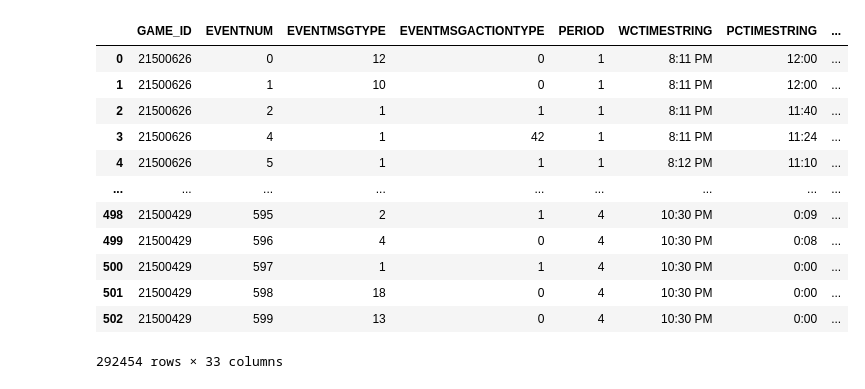
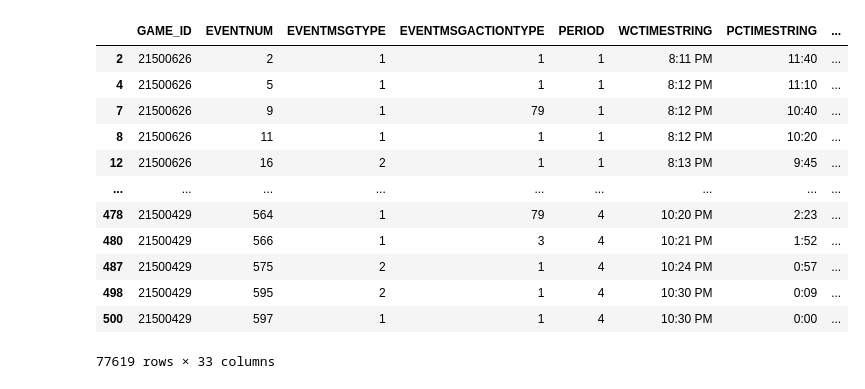
Before and after one commit to fbec76/sas-curiosity-cup-2026, a Jupyter notebook: notebooks/data_import_prep.ipynb, the cells around one changed output. Cells and saved outputs as stored; diff of their text form; code cells hidden in the pictures.

```diff
--- a/notebooks/data_import_prep.ipynb
+++ b/notebooks/data_import_prep.ipynb
@@ -98,0 +26,28 @@ history
+# %%
+# import shot data from CSV files (season 2003-2004 to 2024-2025)
+shots_orig = load_csv("../data/shots/*.csv", encoding="utf-8", wildcard=True)
+
+# import anthropometric features from CSV file (season 2000-2001 to 2020-2021)
+anthro_2001_2021_orig = load_csv("../data/combine/ANTHRO_FEAT.csv")
+# import anthropometric features from JSON files (season 2021-2022 to 2025-2026)
+anthro_json_files = glob("../data/RAW/anthro_*.json")
+anthro_dfs = [load_resultset_json(file) for file in anthro_json_files]
+anthro_2022_2026_orig = pd.concat(anthro_dfs, ignore_index=True)
+anthro_2022_2026_orig = anthro_2022_2026_orig.map(extract_source)
+
+# import physical features from CSV file (season 2000-2001 to 2020-2021)
+physical_2001_2021_orig = load_csv("../data/combine/PHYSICAL_FEAT.csv")
+# import physical features from JSON files (season 2021-2026)
+physical_json_files = glob("../data/RAW/physical_*.json")
+physical_dfs = [load_resultset_json(file) for file in physical_json_files]
+physical_2022_2026_orig = pd.concat(physical_dfs, ignore_index=True)
+physical_2022_2026_orig = physical_2022_2026_orig.map(extract_source)
+
+# import draft history data from CSV file
+history_orig = load_resultset_json("../data/RAW/history_all.json")
+
+# import schedule and metrics data from CSV file
+schedule_metrics_orig = load_csv("../data/SCHEDULE_METRICS/SCHEDULE_METRICS.csv")
+
+# import event data from CSV files
+event_data_orig = load_csv("../data/tracking/events/**/*.csv", encoding="utf-8", wildcard=True)
@@ -176,20 +361,27 @@ shots
-# %%
-events = load_csv("../data/tracking/events/**/*.csv", encoding="us-ascii", wildcard=True)
-events
-# %% [output]
-|  | GAME_ID | EVENTNUM | EVENTMSGTYPE | EVENTMSGACTIONTYPE | PERIOD | WCTIMESTRING | PCTIMESTRING | ... |
-| 0 | 21500626 | 0 | 12 | 0 | 1 | 8:11 PM | 12:00 | ... |
-| 1 | 21500626 | 1 | 10 | 0 | 1 | 8:11 PM | 12:00 | ... |
-| 2 | 21500626 | 2 | 1 | 1 | 1 | 8:11 PM | 11:40 | ... |
-| 3 | 21500626 | 4 | 1 | 42 | 1 | 8:11 PM | 11:24 | ... |
-| 4 | 21500626 | 5 | 1 | 1 | 1 | 8:12 PM | 11:10 | ... |
-| ... | ... | ... | ... | ... | ... | ... | ... | ... |
-| 498 | 21500429 | 595 | 2 | 1 | 4 | 10:30 PM | 0:09 | ... |
-| 499 | 21500429 | 596 | 4 | 0 | 4 | 10:30 PM | 0:08 | ... |
-| 500 | 21500429 | 597 | 1 | 1 | 4 | 10:30 PM | 0:00 | ... |
-| 501 | 21500429 | 598 | 18 | 0 | 4 | 10:30 PM | 0:00 | ... |
-| 502 | 21500429 | 599 | 13 | 0 | 4 | 10:30 PM | 0:00 | ... |
-292454 rows × 33 columns
+# %%
+events = event_data_orig.copy()
+events_final_cols = ["GAME_ID"]
+# select only rows with HOMEDESCRIPTION  or VISITORDESCRIPTION containing "Shot"
+events = events[events["HOMEDESCRIPTION"].str.contains("Shot", na=False) |
+                events["VISITORDESCRIPTION"].str.contains("Shot", na=False)]
+# show rows where PLAYER1_NAME and PLAYER2_NAME are not null
+events[events["PLAYER1_NAME"].notnull() | events["PLAYER2_NAME"].notnull()]
+
+# possible join keys GAME_ID
+# %% [output]
+|  | GAME_ID | EVENTNUM | EVENTMSGTYPE | EVENTMSGACTIONTYPE | PERIOD | WCTIMESTRING | PCTIMESTRING | ... |
+| 2 | 21500626 | 2 | 1 | 1 | 1 | 8:11 PM | 11:40 | ... |
+| 4 | 21500626 | 5 | 1 | 1 | 1 | 8:12 PM | 11:10 | ... |
+| 7 | 21500626 | 9 | 1 | 79 | 1 | 8:12 PM | 10:40 | ... |
+| 8 | 21500626 | 11 | 1 | 1 | 1 | 8:12 PM | 10:20 | ... |
+| 12 | 21500626 | 16 | 2 | 1 | 1 | 8:13 PM | 9:45 | ... |
+| ... | ... | ... | ... | ... | ... | ... | ... | ... |
+| 478 | 21500429 | 564 | 1 | 79 | 4 | 10:20 PM | 2:23 | ... |
+| 480 | 21500429 | 566 | 1 | 3 | 4 | 10:21 PM | 1:52 | ... |
+| 487 | 21500429 | 575 | 2 | 1 | 4 | 10:24 PM | 0:57 | ... |
+| 498 | 21500429 | 595 | 2 | 1 | 4 | 10:30 PM | 0:09 | ... |
+| 500 | 21500429 | 597 | 1 | 1 | 4 | 10:30 PM | 0:00 | ... |
+77619 rows × 33 columns
 # %%
 db_url = 'postgresql+psycopg2://user:admin@localhost:5432/nba_stats'
 engine = create_engine(db_url)
```
Also changed, not shown: parts of 24 cells of this notebook, 42 other files.
